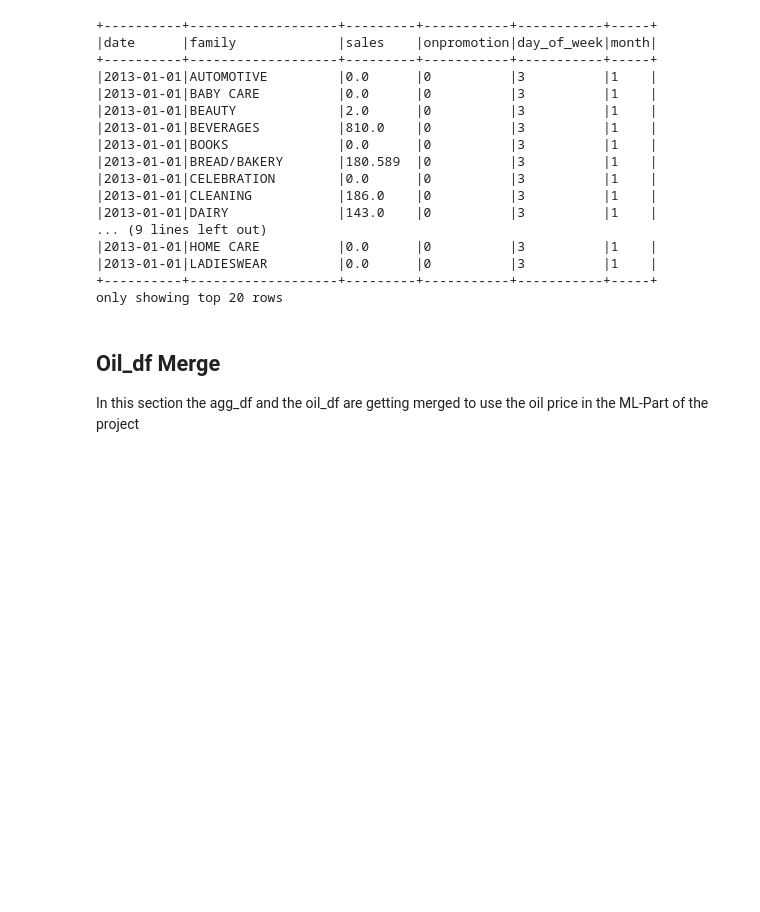
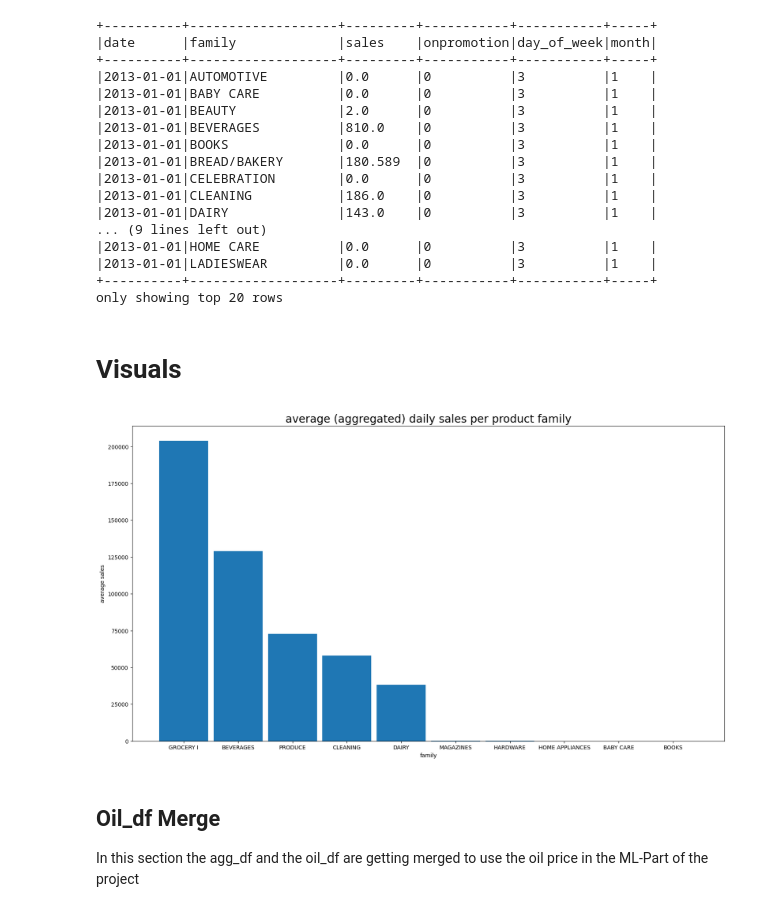
Before and after one commit to bnnlukasEviden/RHODS_ML, a Jupyter notebook: main_spark.ipynb, the cells around one changed output. Drawn from its saved outputs; the diff is of its cells as text; code cells hidden in the pictures; blank space fills up the shorter version.

Commit message:
Update main_spark.ipynb
added plots

```diff
--- a/main_spark.ipynb
+++ b/main_spark.ipynb
@@ -1,7 +1,9 @@
 # %% [markdown]
 # Imports
+# %%
+x = input("Enter user name (either 'Lukas' or 'Nico')")
 # %%
-user = 'Nico' # 'Nico' or 'Lukas'
+user = x # 'Nico' or 'Lukas'
 google_colab = False
 # %%
 import pyspark
@@ -118,6 +120,37 @@ agg_df.sort(col("date"), col("family")).show(truncate = False)
 |2013-01-01|LADIESWEAR         |0.0      |0          |3          |1    |
 +----------+-------------------+---------+-----------+-----------+-----+
 only showing top 20 rows
+# %% [markdown]
+# Visuals
+# %%
+# converting pyspark Df to pandas
+agg_df_pandas = agg_df.toPandas()
+# %%
+# function for plotting
+
+def plotting_1(df, grouper, target, plot_title):
+       import pandas as pd
+       import matplotlib.pyplot as plt
+       grouper_target = pd.DataFrame(df.groupby(grouper)[target].mean()).reset_index()
+       # plotting the head and tail from the data frame including mean prices of car manufacturers
+       df_plt = pd.concat([grouper_target.sort_values(target, ascending=False).head(), grouper_target.sort_values(target, ascending=False).tail()])
+
+       fig = plt.figure(figsize=(15, 8))
+       ax = fig.add_axes([0,0,1,1])
+       langs = df_plt[grouper]
+       plot_obj = df_plt[target]
+       ax.bar(langs,plot_obj, width = 0.9)
+       ax.set(xlabel=grouper,
+              ylabel=('average {}'.format(target)))
+       ax.set_title(plot_title, fontsize=20)
+       plt.show()
+# %%
+plotting_1(df = agg_df_pandas,
+           grouper = "family",
+           target = "sales",
+           plot_title='average (aggregated) daily sales per product family')
+# %% [output]
+[figure, added]
 # %% [markdown]
 ## Oil_df Merge
 In this section the agg_df and the oil_df are getting merged to use the oil price in the ML-Part of the project
```
Also changed, not shown: parts of 2 cells of this notebook.
